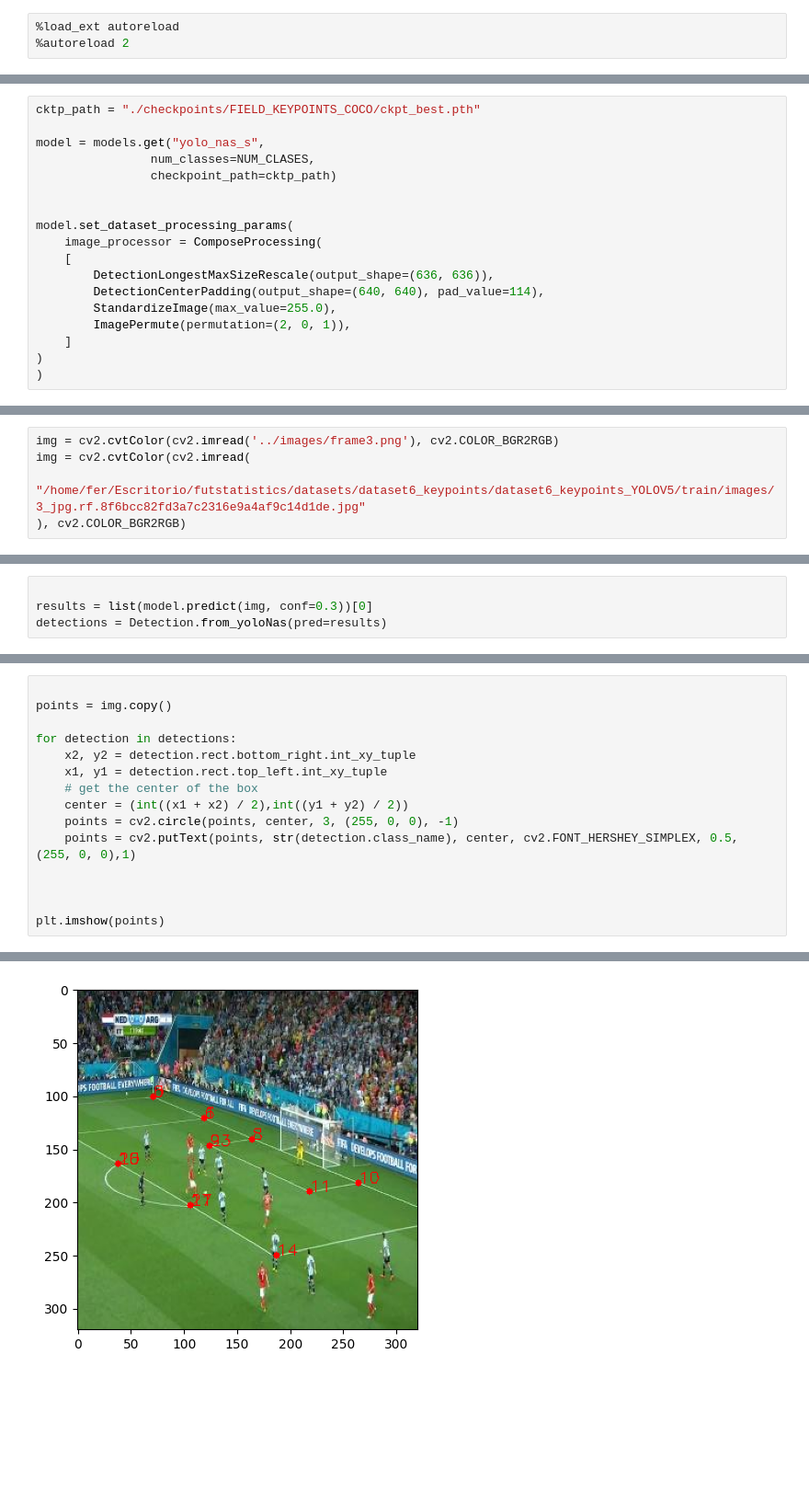
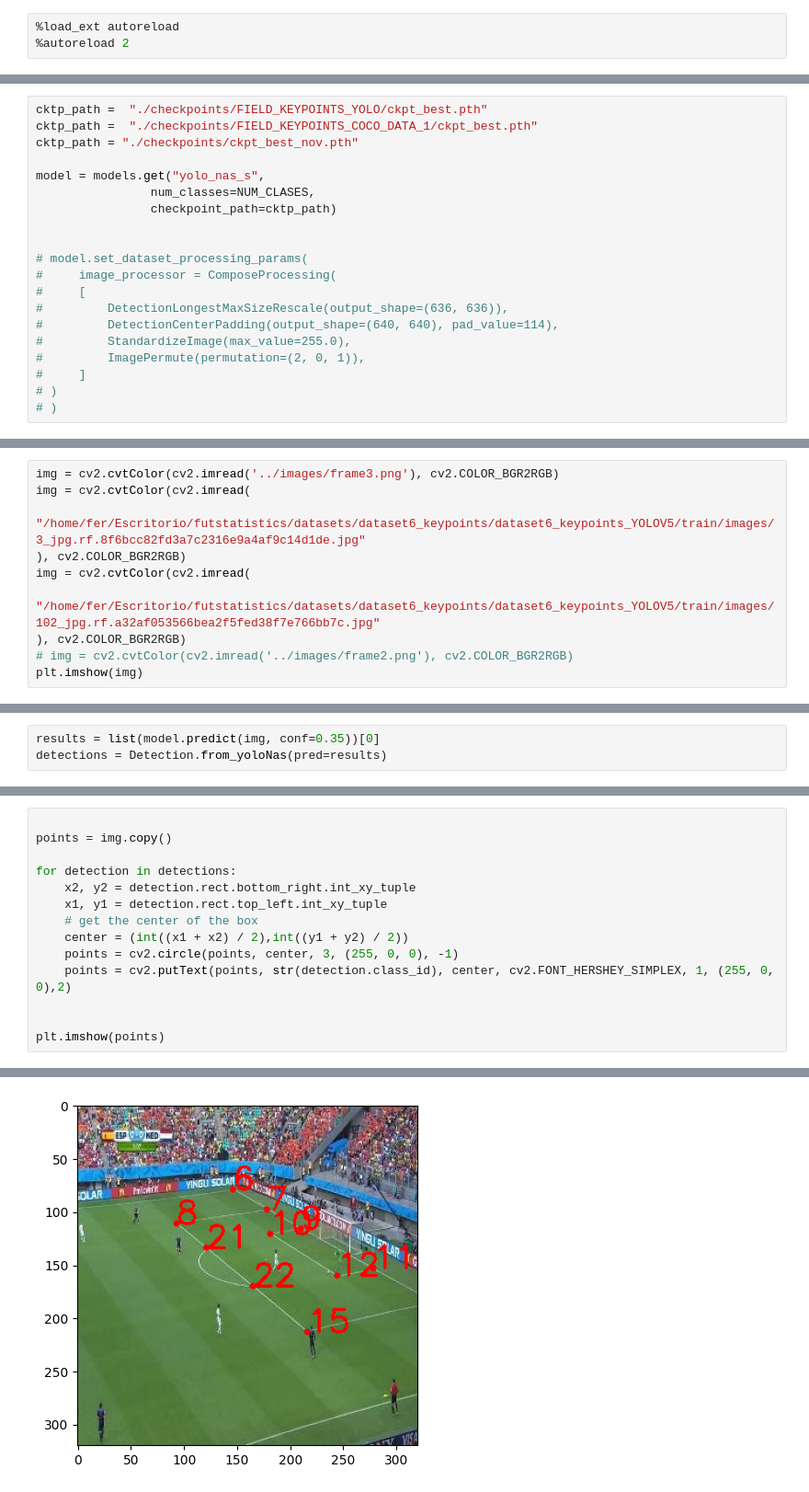
Before and after one commit to Fer14/futstats, a Jupyter notebook: futstats/homography/keypoint_homography/yolo_homograpy.ipynb, the cells around one changed output, grey strips where cells are left out. Shown at 92% size. Cells and saved outputs as stored; diff of their text form; blank space fills up the shorter version.

```diff
--- a/futstats/homography/keypoint_homography/yolo_homograpy.ipynb
+++ b/futstats/homography/keypoint_homography/yolo_homograpy.ipynb
@@ -70,20 +73,22 @@ plt.imshow(check)
 [figure]
 # %%
-cktp_path = "./checkpoints/FIELD_KEYPOINTS_COCO/ckpt_best.pth"
+cktp_path =  "./checkpoints/FIELD_KEYPOINTS_YOLO/ckpt_best.pth"
+cktp_path =  "./checkpoints/FIELD_KEYPOINTS_COCO_DATA_1/ckpt_best.pth"
+cktp_path = "./checkpoints/ckpt_best_nov.pth"
 
 model = models.get("yolo_nas_s",
                 num_classes=NUM_CLASES,
                 checkpoint_path=cktp_path)
 
 
-model.set_dataset_processing_params(
-    image_processor = ComposeProcessing(
-    [
-        DetectionLongestMaxSizeRescale(output_shape=(636, 636)),
-        DetectionCenterPadding(output_shape=(640, 640), pad_value=114),
-        StandardizeImage(max_value=255.0),
-        ImagePermute(permutation=(2, 0, 1)),
-    ]
-)
-)
+# model.set_dataset_processing_params(
+#     image_processor = ComposeProcessing(
+#     [
+#         DetectionLongestMaxSizeRescale(output_shape=(636, 636)),
+#         DetectionCenterPadding(output_shape=(640, 640), pad_value=114),
+#         StandardizeImage(max_value=255.0),
+#         ImagePermute(permutation=(2, 0, 1)),
+#     ]
+# )
+# )
 # %% [output]
@@ -93,3 +98,8 @@ img = cv2.cvtColor(cv2.imread('../images/frame3.png'), cv2.COLOR_BGR2RGB)
 img = cv2.cvtColor(cv2.imread(
     "/home/fer/Escritorio/futstatistics/datasets/dataset6_keypoints/dataset6_keypoints_YOLOV5/train/images/3_jpg.rf.8f6bcc82fd3a7c2316e9a4af9c14d1de.jpg"
 ), cv2.COLOR_BGR2RGB)
+img = cv2.cvtColor(cv2.imread(
+    "/home/fer/Escritorio/futstatistics/datasets/dataset6_keypoints/dataset6_keypoints_YOLOV5/train/images/102_jpg.rf.a32af053566bea2f5fed38f7e766bb7c.jpg"
+), cv2.COLOR_BGR2RGB)
+# img = cv2.cvtColor(cv2.imread('../images/frame2.png'), cv2.COLOR_BGR2RGB)
+plt.imshow(img)
@@ -96,5 +109,4 @@ img = cv2.cvtColor(cv2.imread(
 # %%
-
-results = list(model.predict(img, conf=0.3))[0]
+results = list(model.predict(img, conf=0.35))[0]
 detections = Detection.from_yoloNas(pred=results)
 # %% [output]
@@ -102,21 +131,20 @@ detections = Detection.from_yoloNas(pred=results)
 # %%
 
 points = img.copy()
 
 for detection in detections:
     x2, y2 = detection.rect.bottom_right.int_xy_tuple
     x1, y1 = detection.rect.top_left.int_xy_tuple
     # get the center of the box
     center = (int((x1 + x2) / 2),int((y1 + y2) / 2))
     points = cv2.circle(points, center, 3, (255, 0, 0), -1)
-    points = cv2.putText(points, str(detection.class_name), center, cv2.FONT_HERSHEY_SIMPLEX, 0.5, (255, 0, 0),1)
-
+    points = cv2.putText(points, str(detection.class_id), center, cv2.FONT_HERSHEY_SIMPLEX, 1, (255, 0, 0),2)
 
 
 plt.imshow(points)
 # %% [output]
 <matplotlib.image.AxesImage at 0x...>
-[figure, old version]
+[figure, new version]
 # %%
 src_points = []
 dst_points = []
```
Also changed, not shown: parts of 10 cells of this notebook, 5 other files.
